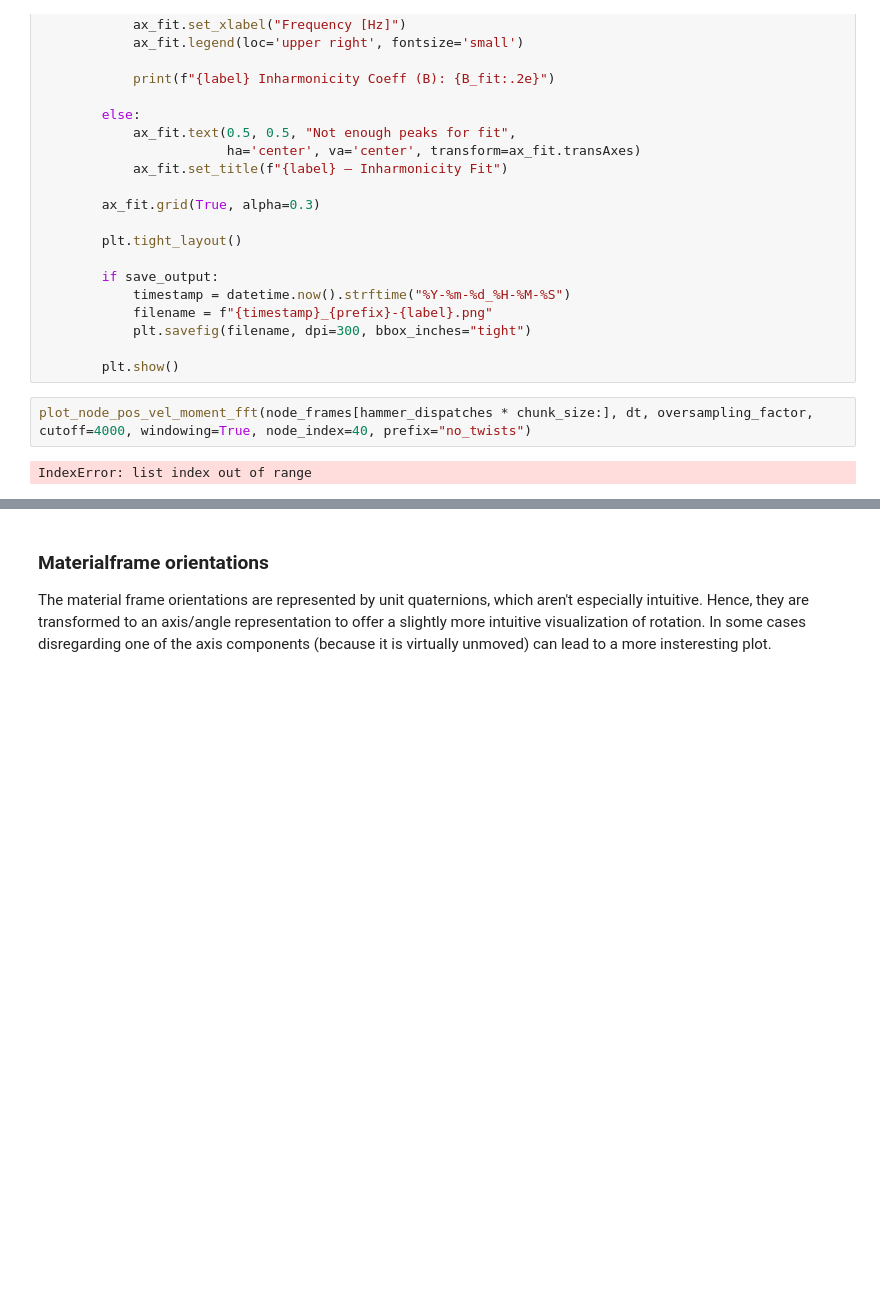
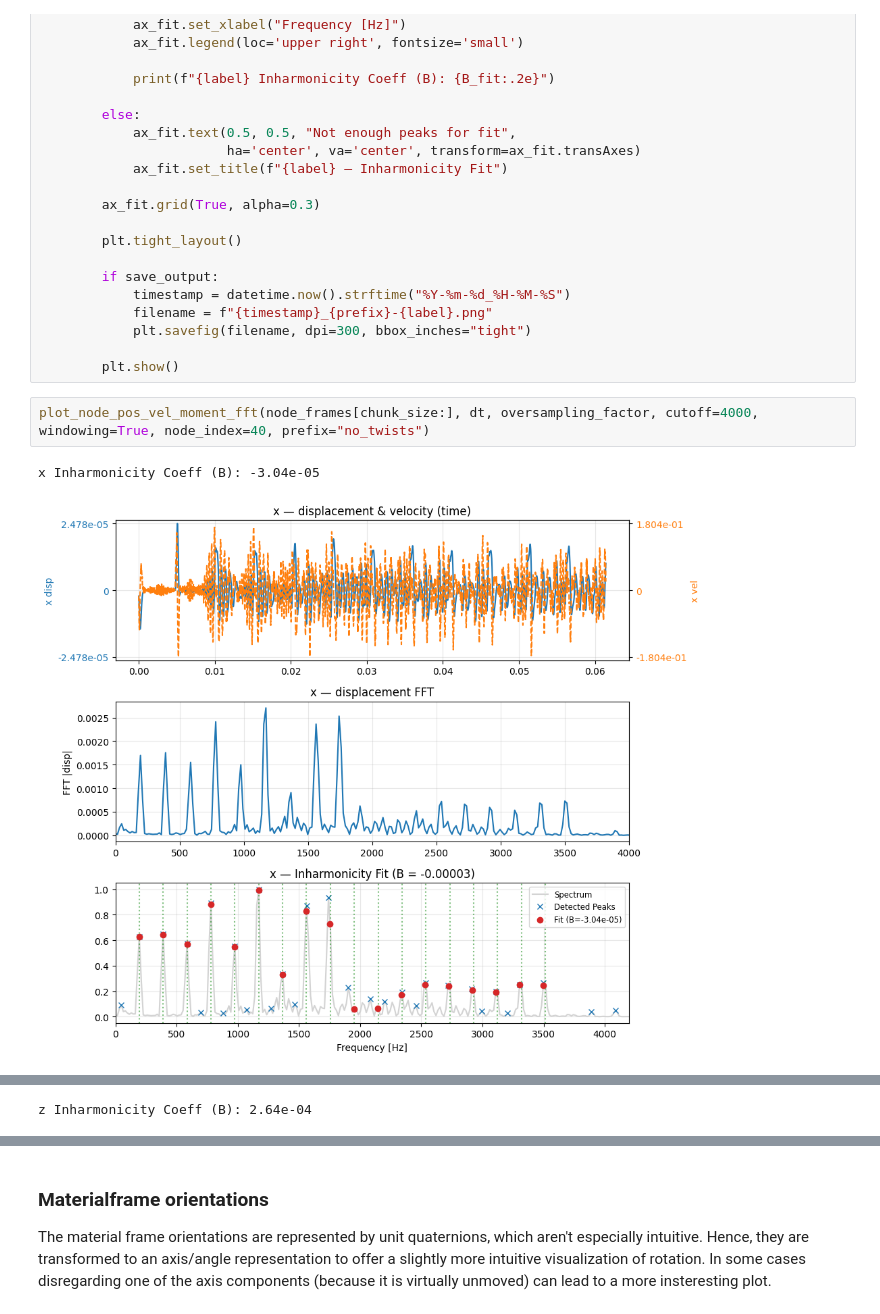
Before and after one commit to sebastian-stubenvoll/wgpu-string-fdm, a Jupyter notebook: summary.ipynb, the cells around one changed output, grey strips where cells are left out. Drawn from its saved outputs; the diff is of its cells as text; blank space fills up the shorter version.

```diff
--- a/summary.ipynb
+++ b/summary.ipynb
@@ -781,6 +781,7 @@ def plot_node_pos_vel_moment_fft(
 
         plt.show()
 # %%
-plot_node_pos_vel_moment_fft(node_frames[hammer_dispatches * chunk_size:], dt, oversampling_factor, cutoff=4000, windowing=True, node_index=40, prefix="no_twists")
+plot_node_pos_vel_moment_fft(node_frames[chunk_size:], dt, oversampling_factor, cutoff=4000, windowing=True, node_index=40, prefix="no_twists")
 # %% [output]
-IndexError: list index out of range
+x Inharmonicity Coeff (B): -3.04e-05
+[figure, added]
@@ -786,0 +789 @@ IndexError: list index out of range
+z Inharmonicity Coeff (B): 2.64e-04
```
Also changed, not shown: parts of 6 cells of this notebook, 2 other files.
